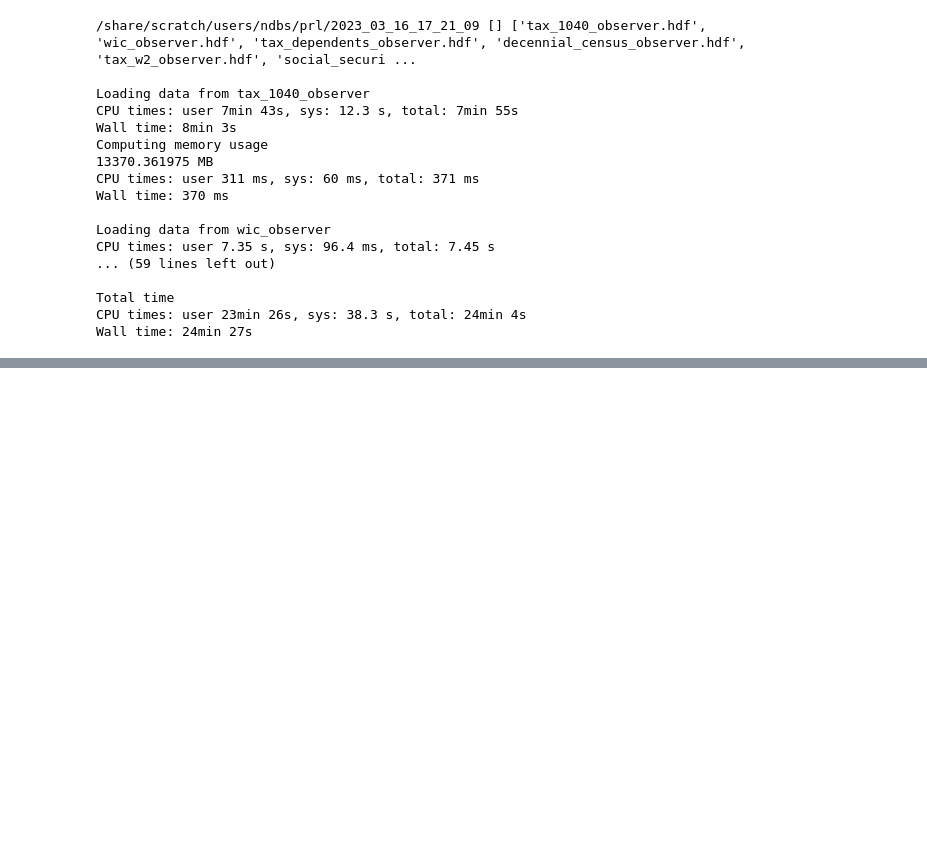
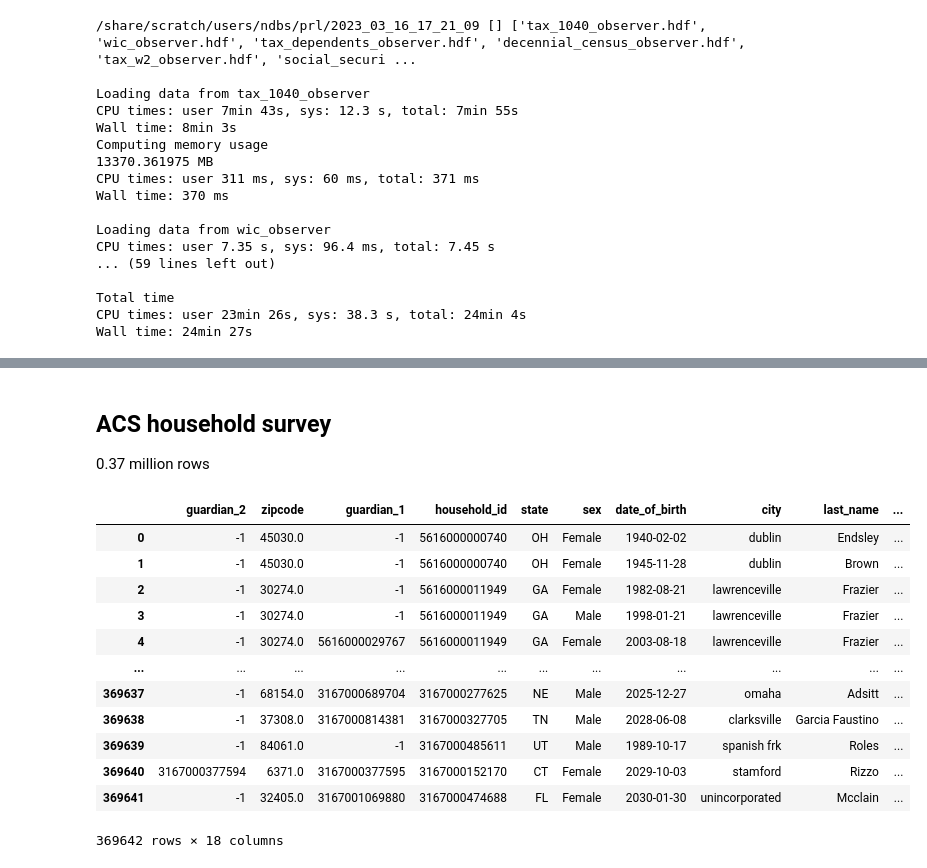
Before and after one commit to ihmeuw/vivarium_research_prl, a Jupyter notebook: big_data_tests/2023_04_04a_large_data_tests_2023_03_16_17_21_09.ipynb, the cells around one changed output, grey strips where cells are left out. Cells and saved outputs as stored; diff of their text form; code cells hidden in the pictures; blank space fills up the shorter version.

```diff
--- a/big_data_tests/2023_04_04a_large_data_tests_2023_03_16_17_21_09.ipynb
+++ b/big_data_tests/2023_04_04a_large_data_tests_2023_03_16_17_21_09.ipynb
@@ -216,0 +374,20 @@ Wall time: 24min 27s
+# %% [markdown]
+## ACS household survey
+
+0.37 million rows
+# %%
+dfs.household_survey_observer_acs
+# %% [output]
+|  | guardian_2 | zipcode | guardian_1 | household_id | state | sex | date_of_birth | city | last_name | ... |
+| 0 | -1 | 45030.0 | -1 | 5616000000740 | OH | Female | 1940-02-02 | dublin | Endsley | ... |
+| 1 | -1 | 45030.0 | -1 | 5616000000740 | OH | Female | 1945-11-28 | dublin | Brown | ... |
+| 2 | -1 | 30274.0 | -1 | 5616000011949 | GA | Female | 1982-08-21 | lawrenceville | Frazier | ... |
+| 3 | -1 | 30274.0 | -1 | 5616000011949 | GA | Male | 1998-01-21 | lawrenceville | Frazier | ... |
+| 4 | -1 | 30274.0 | 5616000029767 | 5616000011949 | GA | Female | 2003-08-18 | lawrenceville | Frazier | ... |
+| ... | ... | ... | ... | ... | ... | ... | ... | ... | ... | ... |
+| 369637 | -1 | 68154.0 | 3167000689704 | 3167000277625 | NE | Male | 2025-12-27 | omaha | Adsitt | ... |
+| 369638 | -1 | 37308.0 | 3167000814381 | 3167000327705 | TN | Male | 2028-06-08 | clarksville | Garcia Faustino | ... |
+| 369639 | -1 | 84061.0 | -1 | 3167000485611 | UT | Male | 1989-10-17 | spanish frk | Roles | ... |
+| 369640 | 3167000377594 | 6371.0 | 3167000377595 | 3167000152170 | CT | Female | 2029-10-03 | stamford | Rizzo | ... |
+| 369641 | -1 | 32405.0 | 3167001069880 | 3167000474688 | FL | Female | 2030-01-30 | unincorporated | Mcclain | ... |
+369642 rows × 18 columns
```
Also changed, not shown: parts of 22 cells of this notebook.
